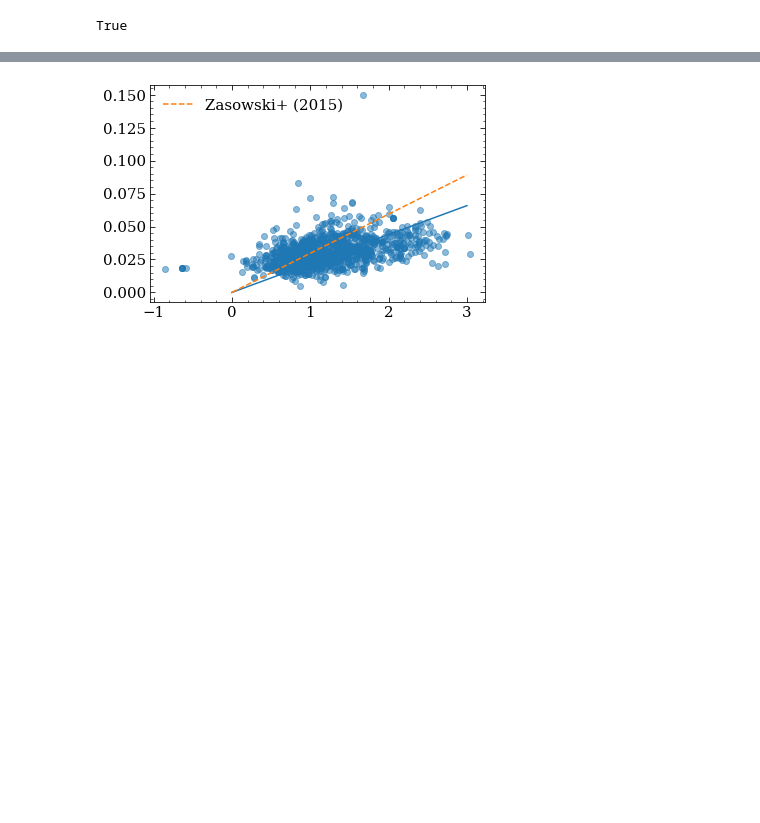
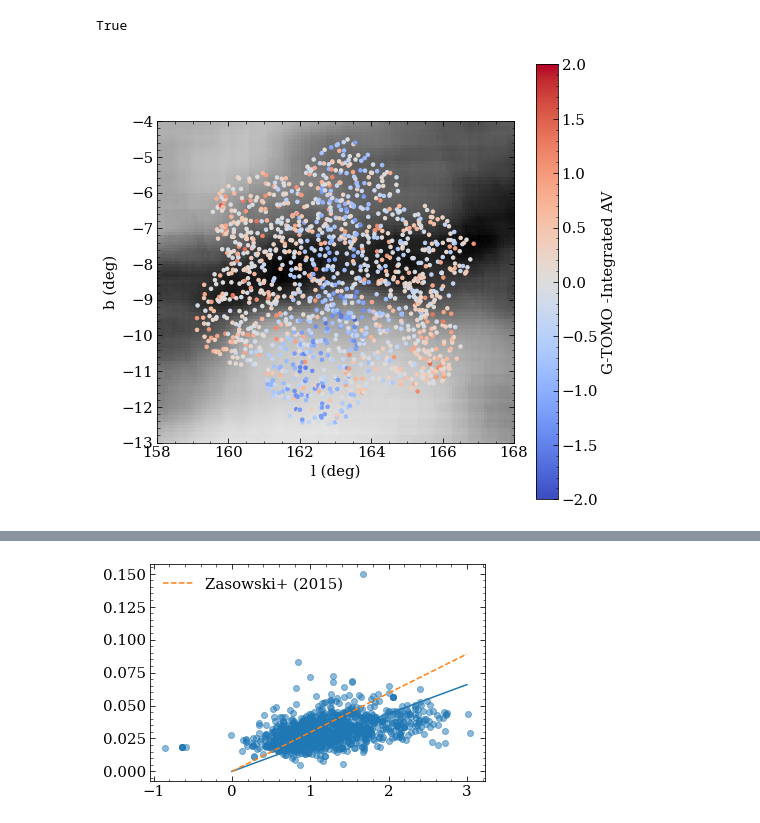
Before and after one commit to aidantmcb/CACloudKT, a Jupyter notebook: 20230414_DIB_AV_relationship.ipynb, the cells around one changed output, grey strips where cells are left out. Drawn from its saved outputs; the diff is of its cells as text; code cells hidden in the pictures; blank space fills up the shorter version.

```diff
--- a/20230414_DIB_AV_relationship.ipynb
+++ b/20230414_DIB_AV_relationship.ipynb
@@ -114,3 +173,5 @@ Table length=1498
+# %%
+bayestar_array = bayestarquery(star_coords) * 3.1
 # %%
 lambda0 = 15272.42
 sigma0 = 1.37
@@ -315,3 +373,87 @@ amplitude_errs = fit_params[:, 2, 1]
 AV.shape == amplitude.shape
 # %% [output]
 True
+# %%
+
+fig, ax = plt.subplots(figsize = (8,8))
+ax.imshow(np.sum(vergely * 5, axis = 2), origin = 'lower', cmap = 'binary', extent = (l0-9, l0+9, b0-9, b0+9))
+ax.set_xlabel('l (deg)')
+ax.set_ylabel('b (deg)')
+ax.set_xlim(158, 168)
+ax.set_ylim(-13, -4)
+
+norm = matplotlib.colors.Normalize(-2, 2)
+points = ax.scatter(CA_meta['GLON'], CA_meta['GLAT'], c= CA_meta['VERG_AV'] - CA_meta['Dustmap_AV'], s = 12, cmap = 'coolwarm', norm = norm)
+fig.colorbar(points, label = 'G-TOMO -Integrated AV', )
+fig.set_facecolor('white')
+
+plt.show()
+
+####
+fig, axs = plt.subplots(nrows = 1, ncols = 2, figsize = (16,8))
+# axs[0].imshow(np.sum(vergely * 5, axis = 2), origin = 'lower', cmap = 'binary', extent = (l0-9, l0+9, b0-9, b0+9))
+axs[0].imshow(bayestar[:, :, -1], origin = 'lower', cmap = 'binary', extent = (l0-9, l0+9, b0-9, b0+9))
+
+axs[0].set_xlabel('l (deg)')
+axs[0].set_ylabel('b (deg)')
+axs[0].set_xlim(158, 168)
+axs[0].set_ylim(-13, -4)
+
+
+new_reddening = verg_reddening[dustmaps_inds[:, 1], dustmaps_inds[:, 0], dustmaps_inds[:, 2]]
+norm = matplotlib.colors.Normalize(0, 2)
+points = axs[0].scatter(CA_meta['GLON'], CA_meta['GLAT'], c=  CA_meta['Dustmap_AV'], s = 12, cmap = 'viridis', norm = norm, label = '$\int$ Vergely AV')
+# fig.colorbar(points, label = 'Integrated AV (l, b) flipped', )
+axs[0].legend()
+
+
+####
+# axs[1].imshow(np.sum(vergely * 5, axis = 2), origin = 'lower', cmap = 'binary', extent = (l0-9, l0+9, b0-9, b0+9))
+axs[1].imshow(bayestar[:, :, -1], origin = 'lower', cmap = 'binary', extent = (l0-9, l0+9, b0-9, b0+9))
+
+axs[1].set_xlabel('l (deg)')
+axs[1].set_ylabel('b (deg)')
+axs[1].set_xlim(158, 168)
+axs[1].set_ylim(-13, -4)
+
+
+new_reddening = verg_reddening[dustmaps_inds[:, 1], dustmaps_inds[:, 0], dustmaps_inds[:, 2]]
+norm = matplotlib.colors.Normalize(0, 2)
+points = axs[1].scatter(CA_meta['GLON'], CA_meta['GLAT'], c=  CA_meta['VERG_AV'], s = 12, cmap = 'viridis', norm = norm, label = 'G-TOMO AV')
+fig.colorbar(points, label = 'AV', fraction=0.046, pad=0.04)
+fig.set_facecolor('white')
+
+axs[1].legend()
+plt.show()
+
+
+
+fig, ax = plt.subplots(figsize = (8,8))
+ax.imshow(bayestar[:, :, -1], origin = 'lower', cmap = 'binary', extent = (l0-9, l0+9, b0-9, b0+9))
+ax.set_xlabel('l (deg)')
+ax.set_ylabel('b (deg)')
+ax.set_xlim(158, 168)
+ax.set_ylim(-13, -4)
+
+norm = matplotlib.colors.Normalize(0, 3)
+points = ax.scatter(CA_meta['GLON'], CA_meta['GLAT'], c= verg_array, s = 12, cmap = 'viridis', norm = norm)
+fig.colorbar(points, label = 'Vergely Per-Star AV', )
+fig.set_facecolor('white')
+
+plt.show()
+
+fig, ax = plt.subplots(figsize = (8,8))
+ax.imshow(bayestar[:, :, -1], origin = 'lower', cmap = 'binary', extent = (l0-9, l0+9, b0-9, b0+9))
+ax.set_xlabel('l (deg)')
+ax.set_ylabel('b (deg)')
+ax.set_xlim(158, 168)
+ax.set_ylim(-13, -4)
+
+norm = matplotlib.colors.Normalize(0, 3)
+points = ax.scatter(CA_meta['GLON'], CA_meta['GLAT'], c= bayestar_array, s = 12, cmap = 'viridis', norm = norm)
+fig.colorbar(points, label = 'Bayestar Per-Star AV', )
+fig.set_facecolor('white')
+
+plt.show()
+# %% [output]
+[figure, added]
```
Also changed, not shown: parts of 13 cells of this notebook.
